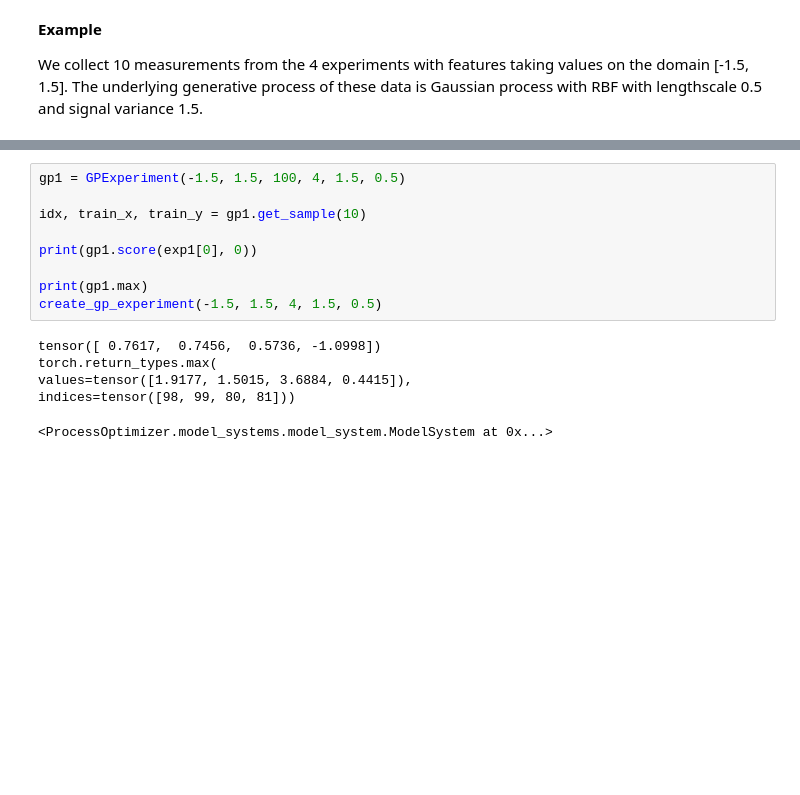
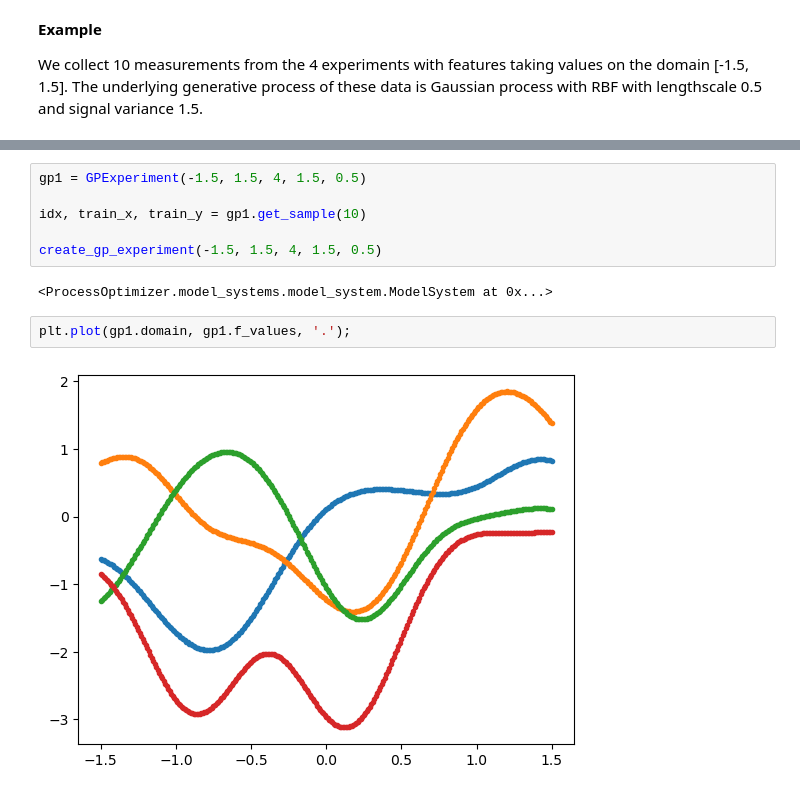
Before and after one commit to novonordisk-research/ProcessOptimizer, a Jupyter notebook: examples/GP_Experiment_Model_System.ipynb, the cells around one changed output, grey strips where cells are left out. Cells and saved outputs as stored; diff of their text form; blank space fills up the shorter version.

Commit message:
GP_benchamrk model system compatible with ProcessOptimiser for single task.

```diff
--- a/examples/GP_Experiment_Model_System.ipynb
+++ b/examples/GP_Experiment_Model_System.ipynb
@@ -155,18 +244,15 @@ We collect 10 measurements from the 4 experiments with features taking values on
 # %%
-gp1 = GPExperiment(-1.5, 1.5, 100, 4, 1.5, 0.5)
+gp1 = GPExperiment(-1.5, 1.5, 4, 1.5, 0.5)
 
 idx, train_x, train_y = gp1.get_sample(10)
 
-print(gp1.score(exp1[0], 0))
-
-print(gp1.max)
 create_gp_experiment(-1.5, 1.5, 4, 1.5, 0.5)
 # %% [output]
-tensor([ 0.7617,  0.7456,  0.5736, -1.0998])
-torch.return_types.max(
-values=tensor([1.9177, 1.5015, 3.6884, 0.4415]),
-indices=tensor([98, 99, 80, 81]))
+<ProcessOptimizer.model_systems.model_system.ModelSystem at 0x...>
-<ProcessOptimizer.model_systems.model_system.ModelSystem at 0x...>
+# %%
+plt.plot(gp1.domain, gp1.f_values, '.');
+# %% [output]
+[figure, added]
 # %%
 from matplotlib import pyplot as plt
 
```
Also changed, not shown: parts of 9 cells of this notebook, 3 other files.
